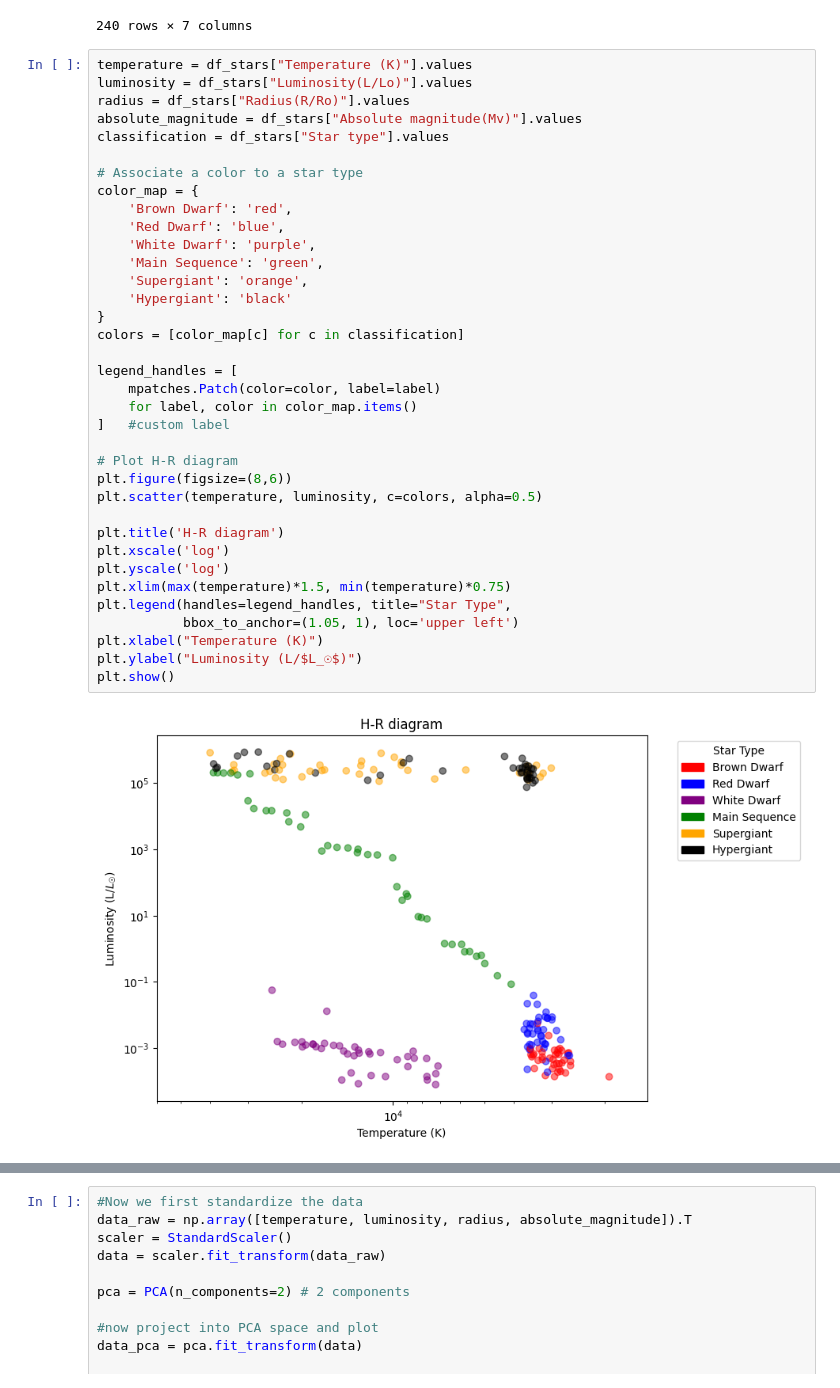
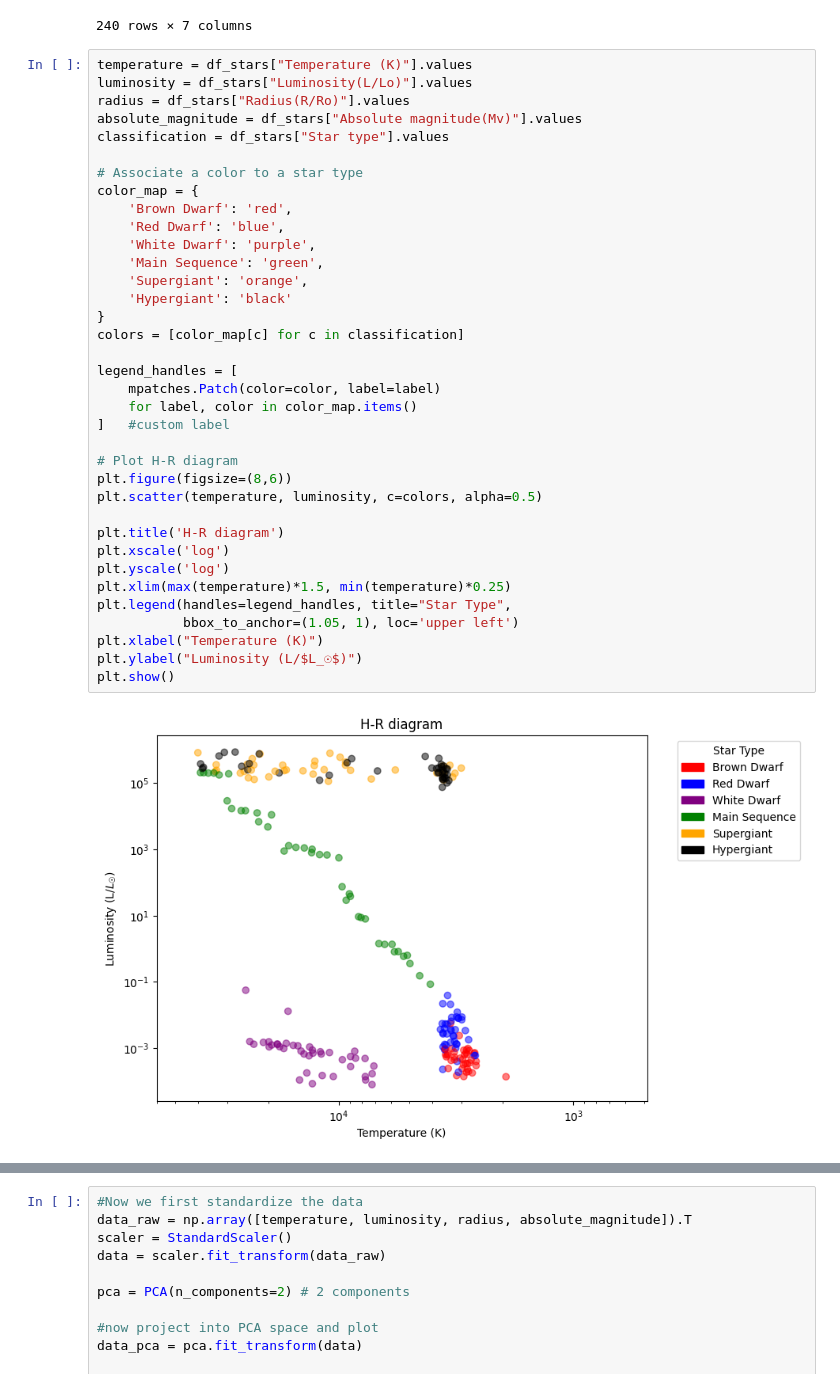
Before and after one commit to RiccardoFanton/astrostatistics_bicocca_2026, a Jupyter notebook: working/Lecture_15.ipynb, the cells around one changed output, grey strips where cells are left out. Cells and saved outputs as stored; diff of their text form.

```diff
--- a/working/Lecture_15.ipynb
+++ b/working/Lecture_15.ipynb
@@ -45,35 +45,35 @@ classification = df_stars["Star type"].values
 
 # Associate a color to a star type
 color_map = {
     'Brown Dwarf': 'red',
     'Red Dwarf': 'blue',
     'White Dwarf': 'purple',
     'Main Sequence': 'green',
     'Supergiant': 'orange',
     'Hypergiant': 'black'
 }
 colors = [color_map[c] for c in classification]
 
 legend_handles = [
     mpatches.Patch(color=color, label=label)
     for label, color in color_map.items()
 ]   #custom label
 
 # Plot H-R diagram
 plt.figure(figsize=(8,6))
 plt.scatter(temperature, luminosity, c=colors, alpha=0.5)
 
 plt.title('H-R diagram')
 plt.xscale('log')
 plt.yscale('log')
-plt.xlim(max(temperature)*1.5, min(temperature)*0.75)
+plt.xlim(max(temperature)*1.5, min(temperature)*0.25)
 plt.legend(handles=legend_handles, title="Star Type",
            bbox_to_anchor=(1.05, 1), loc='upper left')
 plt.xlabel("Temperature (K)")
 plt.ylabel("Luminosity (L/$L_☉$)")
 plt.show()
 # %% [output]
-[figure, old version]
+[figure, new version]
 # %%
 #try to do PCA without standardizing the data (spoiler: not a good idea)
 data = np.array([temperature, luminosity, radius, absolute_magnitude]).T #.T used to have the correct (n_values, n_features) shape
```
Also changed, not shown: parts of 6 cells of this notebook.
